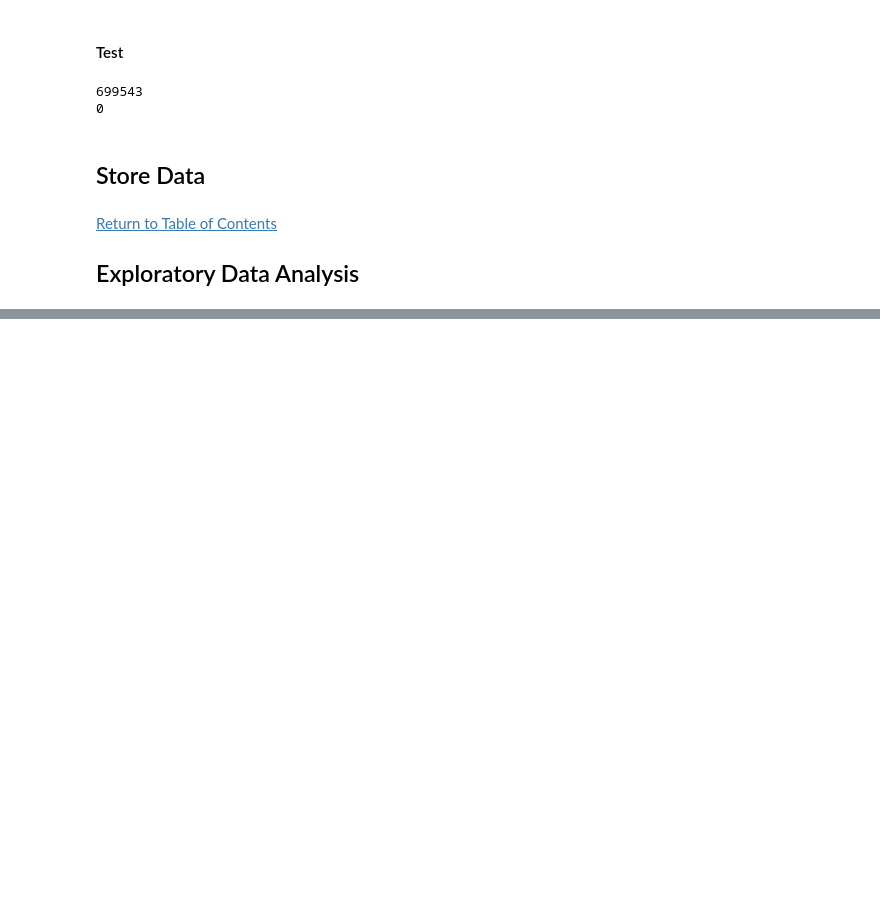
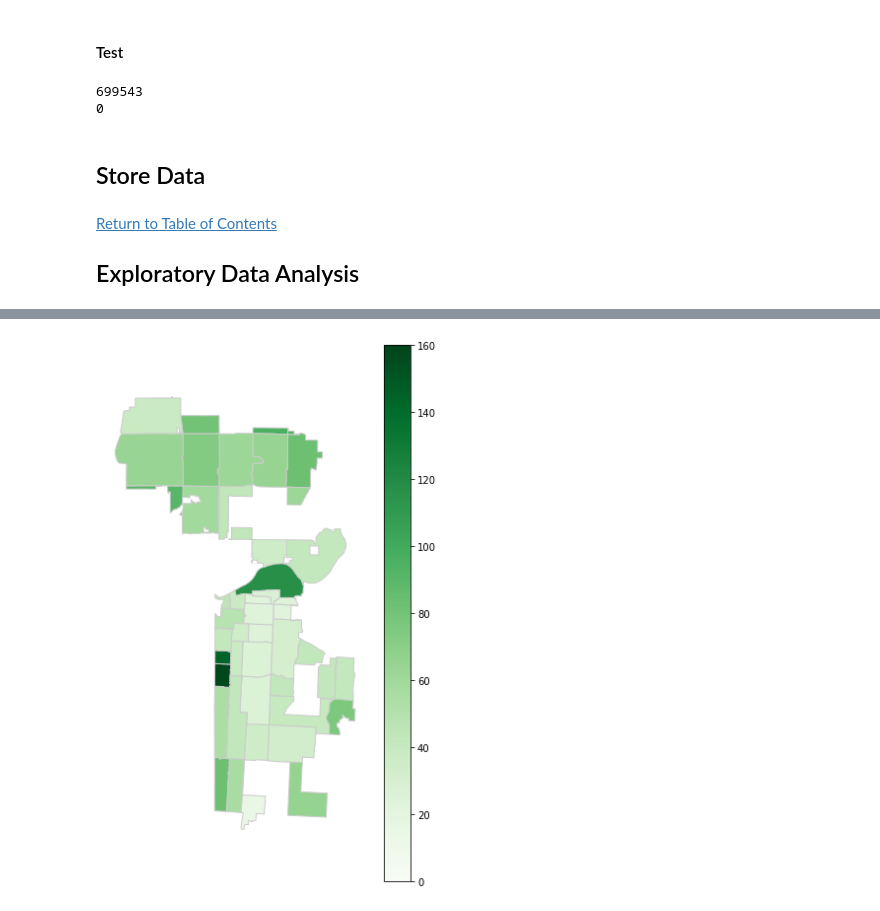
Before and after one commit to sjhaluck/KCMO-Property-and-Crime, a Jupyter notebook: KC_property_crime.ipynb, the cells around one changed output, grey strips where cells are left out. Saved outputs shown, nothing was run; the diff lists cells and outputs as text; code cells hidden in the pictures; blank space fills up the shorter version.

```diff
--- a/KC_property_crime.ipynb
+++ b/KC_property_crime.ipynb
@@ -1127,0 +1195,6 @@ violations_clean.to_csv('violations_master.csv', index=False)
+# %%
+fig, ax = plt.subplots(1, figsize=(6,10))
+zips.plot(column='AGI_per_cap', cmap='Greens',linewidth=1, ax=ax, edgecolor='0.8', vmin=0, vmax=160, legend=True)
+ax.axis('off');
+# %% [output]
+[figure, added]
```
Also changed, not shown: parts of 28 cells of this notebook, 1 other file.
